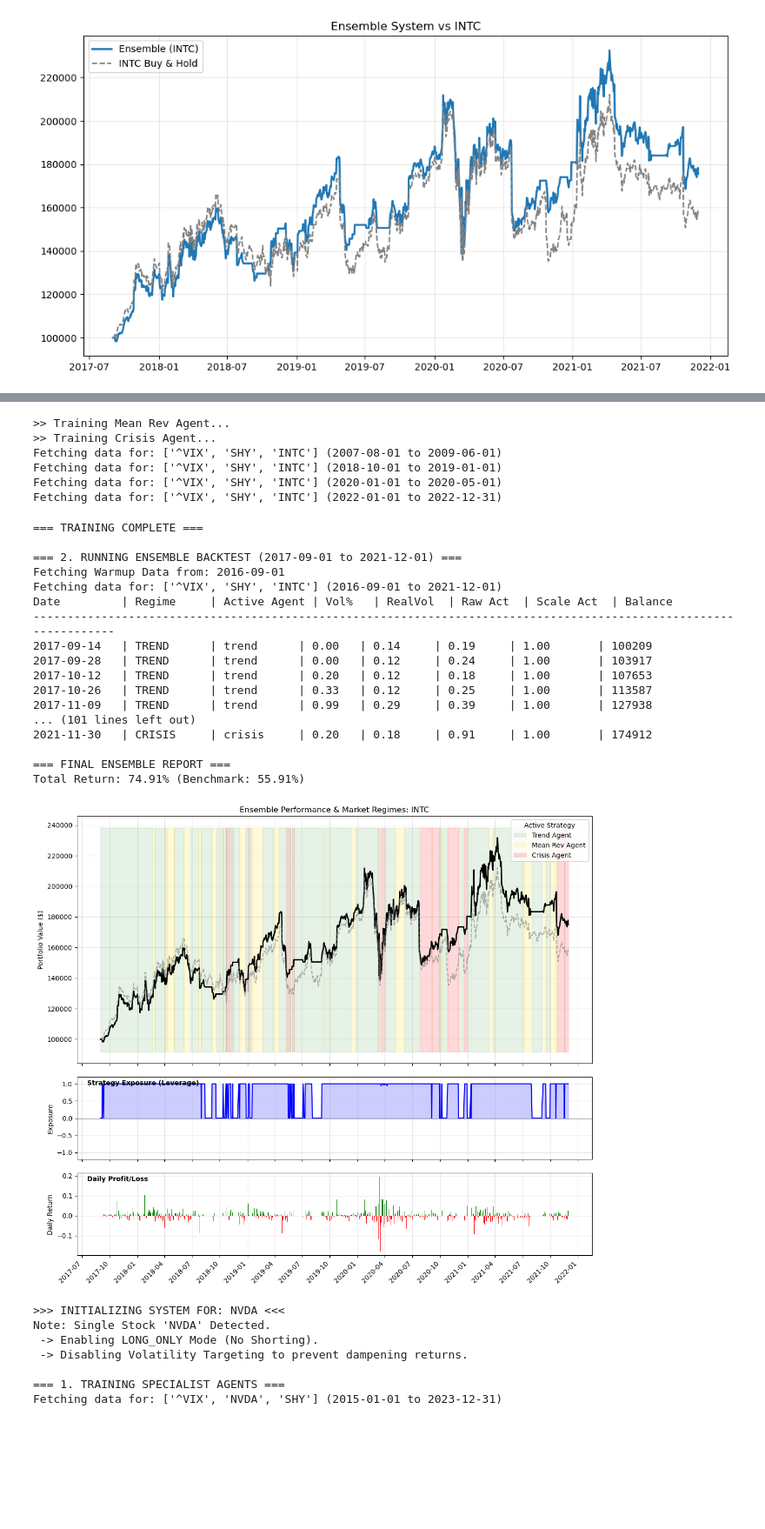
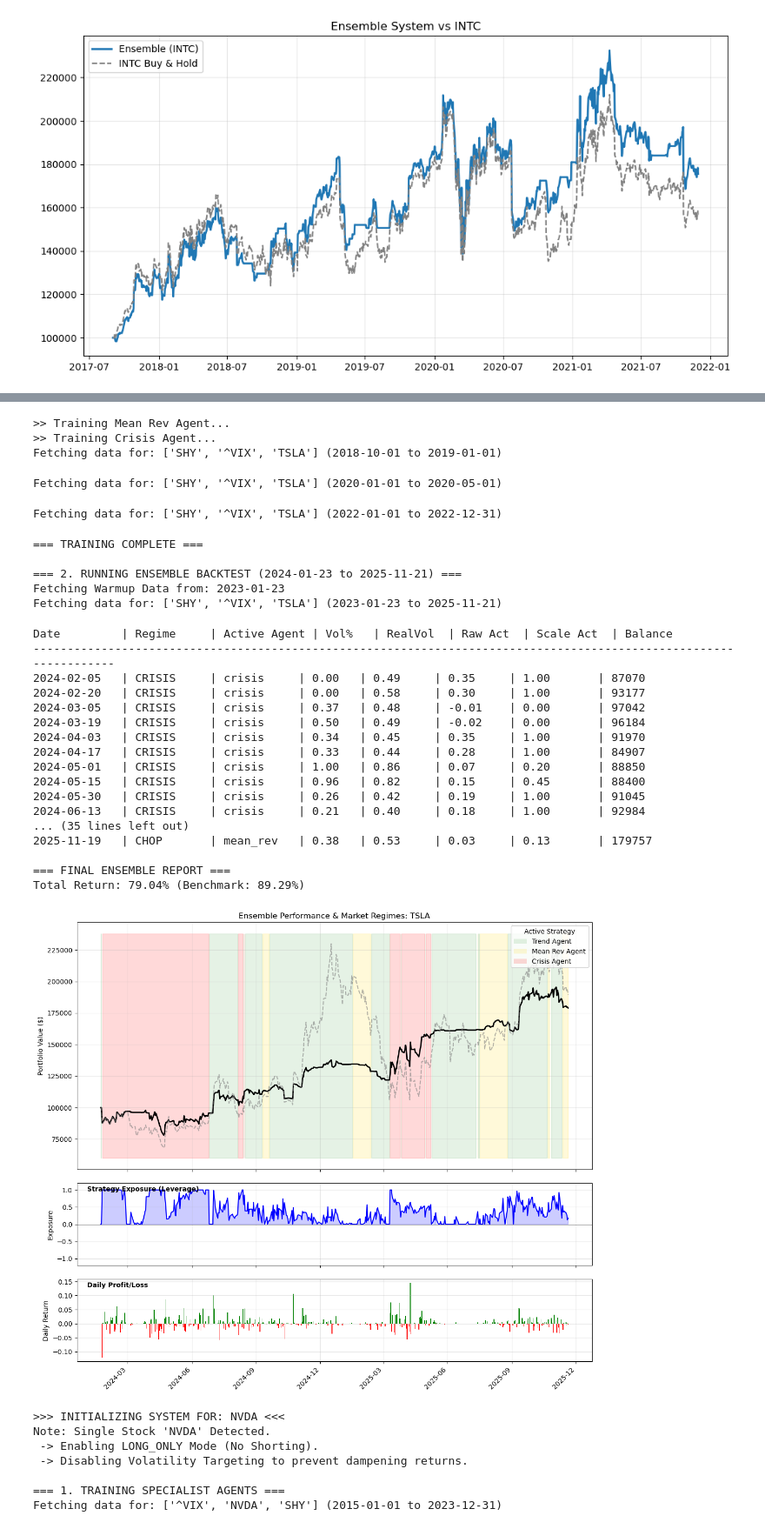
Before and after one commit to gitmichaelqiu/AccumRLMoEStrategy, a Jupyter notebook: TrinityAgent.ipynb, the cells around one changed output, grey strips where cells are left out. Shown at 87% size. Drawn from its saved outputs; the diff is of its cells as text; code cells hidden in the pictures; blank space fills up the shorter version.

Commit message:
Discover the poor performance on TSLA

```diff
--- a/TrinityAgent.ipynb
+++ b/TrinityAgent.ipynb
@@ -518,7 +518,7 @@ CONFIG = {
 
     # Crisis Training Periods
     "CRISIS_PERIODS": [
-        ("2007-08-01", "2009-06-01"), # GFC
+        # ("2007-08-01", "2009-06-01"), # GFC
         ("2018-10-01", "2019-01-01"), # Volmageddon
         ("2020-01-01", "2020-05-01"), # COVID
         ("2022-01-01", "2022-12-31"), # Bear
@@ -977,10 +977,10 @@ def run_system_test(tickers, target_asset, start_date, end_date):
     mgr.run_backtest()
 
 if __name__ == "__main__":
-    MY_TICKERS = ["INTC", "^VIX", "SHY"]
-    MY_TARGET = "INTC"
-    TIME_START = "2017-09-01"
-    TIME_END = "2021-12-01"
+    MY_TICKERS = ["TSLA", "^VIX", "SHY"]
+    MY_TARGET = "TSLA"
+    TIME_START = "2024-01-23"
+    TIME_END = "2025-11-21"
 
     run_system_test(MY_TICKERS, MY_TARGET, TIME_START, TIME_END)
 # %% [output]
@@ -994,28 +994,32 @@ Fetching data for: ['^VIX', 'SHY', 'INTC'] (2015-01-01 to 2023-12-31)
 >> Training Trend Agent...
 >> Training Mean Rev Agent...
 >> Training Crisis Agent...
-Fetching data for: ['^VIX', 'SHY', 'INTC'] (2007-08-01 to 2009-06-01)
-Fetching data for: ['^VIX', 'SHY', 'INTC'] (2018-10-01 to 2019-01-01)
-Fetching data for: ['^VIX', 'SHY', 'INTC'] (2020-01-01 to 2020-05-01)
-Fetching data for: ['^VIX', 'SHY', 'INTC'] (2022-01-01 to 2022-12-31)
+Fetching data for: ['SHY', '^VIX', 'TSLA'] (2018-10-01 to 2019-01-01)
-=== TRAINING COMPLETE ===
-
-=== 2. RUNNING ENSEMBLE BACKTEST (2017-09-01 to 2021-12-01) ===
-Fetching Warmup Data from: 2016-09-01
-Fetching data for: ['^VIX', 'SHY', 'INTC'] (2016-09-01 to 2021-12-01)
-Date         | Regime     | Active Agent | Vol%   | RealVol  | Raw Act  | Scale Act  | Balance
--------------------------------------------------------------------------------------------------------------------
-2017-09-14   | TREND      | trend      | 0.00   | 0.14     | 0.19     | 1.00       | 100209
-2017-09-28   | TREND      | trend      | 0.00   | 0.12     | 0.24     | 1.00       | 103917
-2017-10-12   | TREND      | trend      | 0.20   | 0.12     | 0.18     | 1.00       | 107653
-2017-10-26   | TREND      | trend      | 0.33   | 0.12     | 0.25     | 1.00       | 113587
-2017-11-09   | TREND      | trend      | 0.99   | 0.29     | 0.39     | 1.00       | 127938
-... (101 lines left out)
-2021-11-30   | CRISIS     | crisis     | 0.20   | 0.18     | 0.91     | 1.00       | 174912
-
-=== FINAL ENSEMBLE REPORT ===
-Total Return: 74.91% (Benchmark: 55.91%)
+Fetching data for: ['SHY', '^VIX', 'TSLA'] (2020-01-01 to 2020-05-01)
+Fetching data for: ['SHY', '^VIX', 'TSLA'] (2022-01-01 to 2022-12-31)
+=== TRAINING COMPLETE ===
+
+=== 2. RUNNING ENSEMBLE BACKTEST (2024-01-23 to 2025-11-21) ===
+Fetching Warmup Data from: 2023-01-23
+Fetching data for: ['SHY', '^VIX', 'TSLA'] (2023-01-23 to 2025-11-21)
+Date         | Regime     | Active Agent | Vol%   | RealVol  | Raw Act  | Scale Act  | Balance
+-------------------------------------------------------------------------------------------------------------------
+2024-02-05   | CRISIS     | crisis     | 0.00   | 0.49     | 0.35     | 1.00       | 87070
+2024-02-20   | CRISIS     | crisis     | 0.00   | 0.58     | 0.30     | 1.00       | 93177
+2024-03-05   | CRISIS     | crisis     | 0.37   | 0.48     | -0.01    | 0.00       | 97042
+2024-03-19   | CRISIS     | crisis     | 0.50   | 0.49     | -0.02    | 0.00       | 96184
+2024-04-03   | CRISIS     | crisis     | 0.34   | 0.45     | 0.35     | 1.00       | 91970
+2024-04-17   | CRISIS     | crisis     | 0.33   | 0.44     | 0.28     | 1.00       | 84907
+2024-05-01   | CRISIS     | crisis     | 1.00   | 0.86     | 0.07     | 0.20       | 88850
+2024-05-15   | CRISIS     | crisis     | 0.96   | 0.82     | 0.15     | 0.45       | 88400
+2024-05-30   | CRISIS     | crisis     | 0.26   | 0.42     | 0.19     | 1.00       | 91045
+2024-06-13   | CRISIS     | crisis     | 0.21   | 0.40     | 0.18     | 1.00       | 92984
+... (35 lines left out)
+2025-11-19   | CHOP       | mean_rev   | 0.38   | 0.53     | 0.03     | 0.13       | 179757
+
+=== FINAL ENSEMBLE REPORT ===
+Total Return: 79.04% (Benchmark: 89.29%)
-[figure, old version]
+[figure, new version]
 # %%
 import yfinance as yf
 import pandas as pd
```
Also changed, not shown: parts of 1 cell of this notebook.
